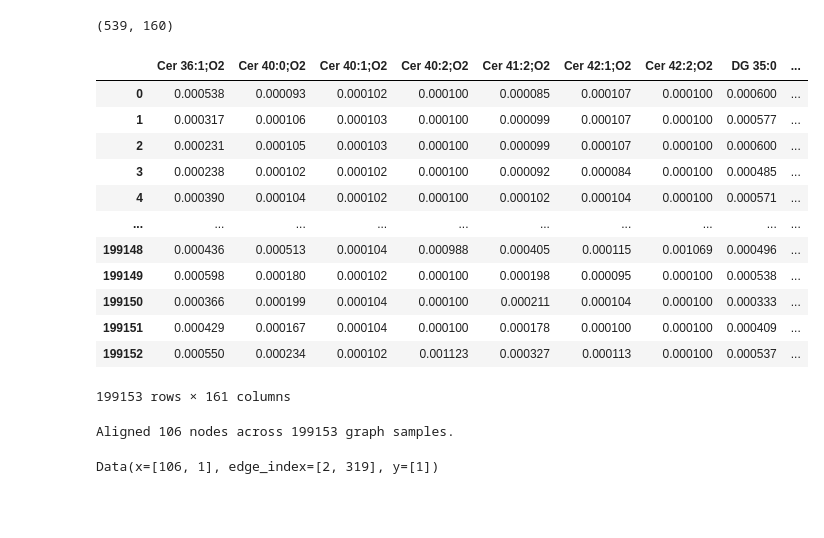
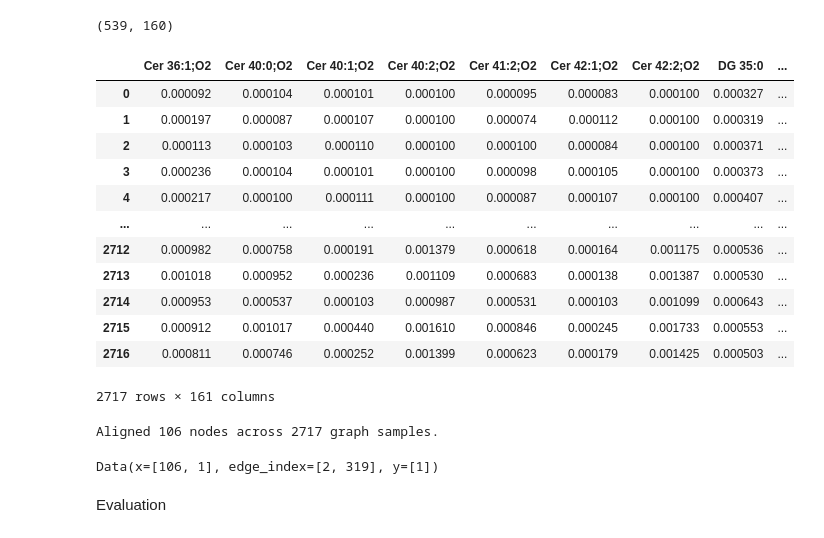
Before and after one commit to LotharBezzon/kineticConstants_test, a Jupyter notebook: classification/classifier_evaluation.ipynb, the cells around one changed output. Cells and saved outputs as stored; diff of their text form; code cells hidden in the pictures; blank space fills up the shorter version.

```diff
--- a/classification/classifier_evaluation.ipynb
+++ b/classification/classifier_evaluation.ipynb
@@ -50,26 +50,26 @@ len(lipizone_names), len(lipid_names)
 (539, 160)
 # %%
 nodes_df = pd.DataFrame()
-for i, lipizone in enumerate(lipizone_names[:10]):
+for lipizone in lipizone_names[5:6]:
     new_graphs = data[data['lipizone_names'] == lipizone][lipid_names].copy()
-    new_graphs['lipizone_index'] = i
+    new_graphs['lipizone_index'] = lipizone_names.index(lipizone)
     nodes_df = pd.concat([nodes_df, new_graphs], ignore_index=True)
 
 nodes_df
 # %% [output]
 |  | Cer 36:1;O2 | Cer 40:0;O2 | Cer 40:1;O2 | Cer 40:2;O2 | Cer 41:2;O2 | Cer 42:1;O2 | Cer 42:2;O2 | DG 35:0 | ... |
-| 0 | 0.000538 | 0.000093 | 0.000102 | 0.000100 | 0.000085 | 0.000107 | 0.000100 | 0.000600 | ... |
-| 1 | 0.000317 | 0.000106 | 0.000103 | 0.000100 | 0.000099 | 0.000107 | 0.000100 | 0.000577 | ... |
-| 2 | 0.000231 | 0.000105 | 0.000103 | 0.000100 | 0.000099 | 0.000107 | 0.000100 | 0.000600 | ... |
-| 3 | 0.000238 | 0.000102 | 0.000102 | 0.000100 | 0.000092 | 0.000084 | 0.000100 | 0.000485 | ... |
-| 4 | 0.000390 | 0.000104 | 0.000102 | 0.000100 | 0.000102 | 0.000104 | 0.000100 | 0.000571 | ... |
+| 0 | 0.000092 | 0.000104 | 0.000101 | 0.000100 | 0.000095 | 0.000083 | 0.000100 | 0.000327 | ... |
+| 1 | 0.000197 | 0.000087 | 0.000107 | 0.000100 | 0.000074 | 0.000112 | 0.000100 | 0.000319 | ... |
+| 2 | 0.000113 | 0.000103 | 0.000110 | 0.000100 | 0.000100 | 0.000084 | 0.000100 | 0.000371 | ... |
+| 3 | 0.000236 | 0.000104 | 0.000101 | 0.000100 | 0.000098 | 0.000105 | 0.000100 | 0.000373 | ... |
+| 4 | 0.000217 | 0.000100 | 0.000111 | 0.000100 | 0.000087 | 0.000107 | 0.000100 | 0.000407 | ... |
 | ... | ... | ... | ... | ... | ... | ... | ... | ... | ... |
-| 199148 | 0.000436 | 0.000513 | 0.000104 | 0.000988 | 0.000405 | 0.000115 | 0.001069 | 0.000496 | ... |
-| 199149 | 0.000598 | 0.000180 | 0.000102 | 0.000100 | 0.000198 | 0.000095 | 0.000100 | 0.000538 | ... |
-| 199150 | 0.000366 | 0.000199 | 0.000104 | 0.000100 | 0.000211 | 0.000104 | 0.000100 | 0.000333 | ... |
-| 199151 | 0.000429 | 0.000167 | 0.000104 | 0.000100 | 0.000178 | 0.000100 | 0.000100 | 0.000409 | ... |
-| 199152 | 0.000550 | 0.000234 | 0.000102 | 0.001123 | 0.000327 | 0.000113 | 0.000100 | 0.000537 | ... |
+| 2712 | 0.000982 | 0.000758 | 0.000191 | 0.001379 | 0.000618 | 0.000164 | 0.001175 | 0.000536 | ... |
+| 2713 | 0.001018 | 0.000952 | 0.000236 | 0.001109 | 0.000683 | 0.000138 | 0.001387 | 0.000530 | ... |
+| 2714 | 0.000953 | 0.000537 | 0.000103 | 0.000987 | 0.000531 | 0.000103 | 0.001099 | 0.000643 | ... |
+| 2715 | 0.000912 | 0.001017 | 0.000440 | 0.001610 | 0.000846 | 0.000245 | 0.001733 | 0.000553 | ... |
+| 2716 | 0.000811 | 0.000746 | 0.000252 | 0.001399 | 0.000623 | 0.000179 | 0.001425 | 0.000503 | ... |
-199153 rows × 161 columns
+2717 rows × 161 columns
 # %%
 label_column = 'lipizone_index'  # or None
 progress = True  # or False
@@ -124,5 +124,7 @@ for i in iterator:
 
 print(data_list[0])
 # %% [output]
-Aligned 106 nodes across 199153 graph samples.
+Aligned 106 nodes across 2717 graph samples.
 Data(x=[106, 1], edge_index=[2, 319], y=[1])
+# %% [markdown]
+Evaluation
```
Also changed, not shown: parts of 6 cells of this notebook, 8 other files.
